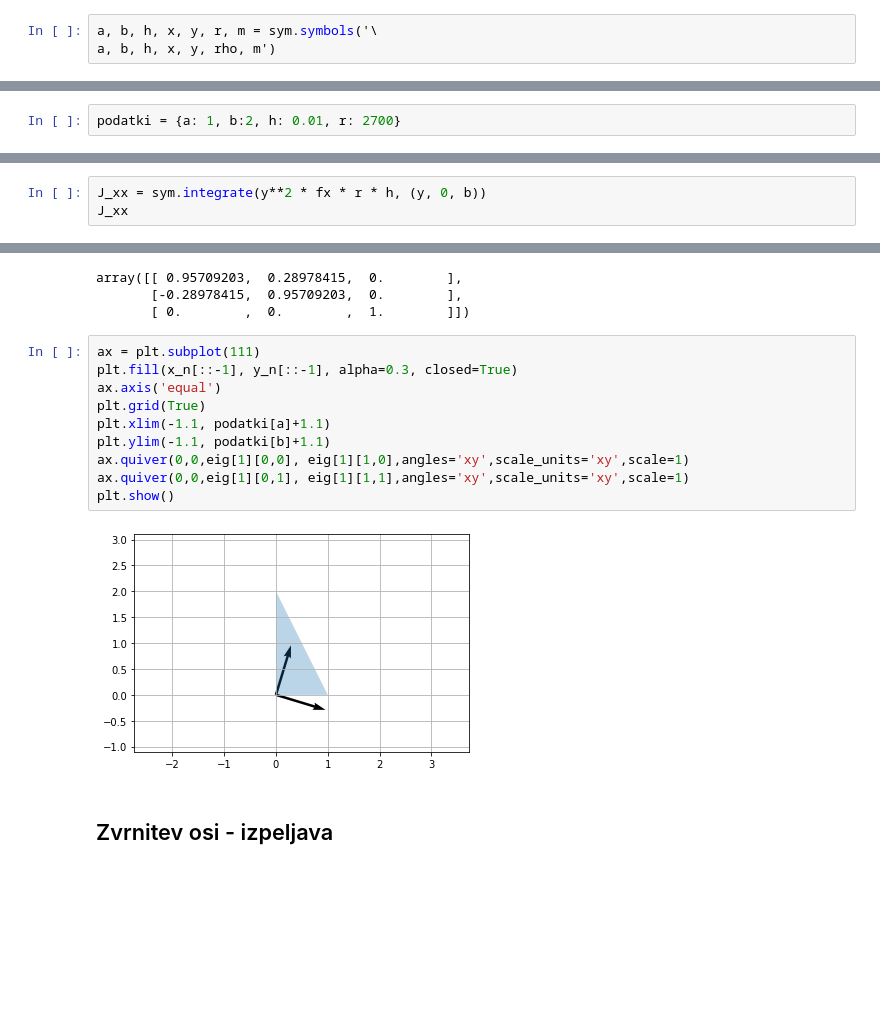
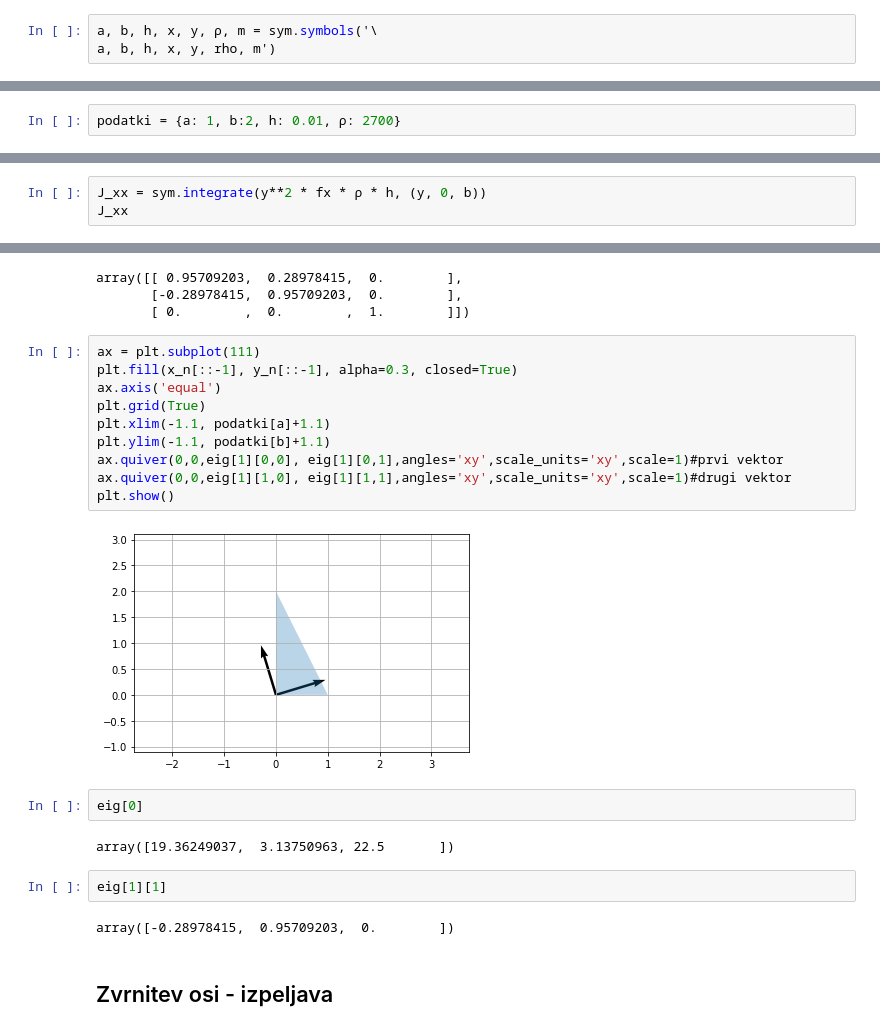
Before and after one commit to jankoslavic/TM2, a Jupyter notebook: 02 - Kinetika togega telesa.ipynb, the cells around one changed output, grey strips where cells are left out. Drawn from its saved outputs; the diff is of its cells as text; blank space fills up the shorter version.

```diff
--- a/02 - Kinetika togega telesa.ipynb
+++ b/02 - Kinetika togega telesa.ipynb
@@ -86,9 +86,9 @@ Iz zapisa je jasno, da je smiselno zapisati masni vztrajnostni tenzor (pri togem
 # %% [markdown]
 Simboli
 # %%
-a, b, h, x, y, r, m = sym.symbols('\
+a, b, h, x, y, ρ, m = sym.symbols('\
 a, b, h, x, y, rho, m')
 # %% [markdown]
 Podatki
 # %%
-podatki = {a: 1, b:2, h: 0.01, r: 2700}
+podatki = {a: 1, b:2, h: 0.01, ρ: 2700}
@@ -121,4 +121,4 @@ Masni vztrajnostni momenti (integriramo: $y^2 \, f(x)\,r\,\rho\,h$)
 # %%
-J_xx = sym.integrate(y**2 * fx * r * h, (y, 0, b))
+J_xx = sym.integrate(y**2 * fx * ρ * h, (y, 0, b))
 J_xx
 # %% [output]
@@ -203,15 +203,23 @@ array([[ 0.95709203,  0.28978415,  0.        ],
 # %%
 ax = plt.subplot(111)
 plt.fill(x_n[::-1], y_n[::-1], alpha=0.3, closed=True)
 ax.axis('equal')
 plt.grid(True)
 plt.xlim(-1.1, podatki[a]+1.1)
 plt.ylim(-1.1, podatki[b]+1.1)
-ax.quiver(0,0,eig[1][0,0], eig[1][1,0],angles='xy',scale_units='xy',scale=1)
-ax.quiver(0,0,eig[1][0,1], eig[1][1,1],angles='xy',scale_units='xy',scale=1)
+ax.quiver(0,0,eig[1][0,0], eig[1][0,1],angles='xy',scale_units='xy',scale=1)#prvi vektor
+ax.quiver(0,0,eig[1][1,0], eig[1][1,1],angles='xy',scale_units='xy',scale=1)#drugi vektor
 plt.show()
 # %% [output]
-[figure, old version]
+[figure, new version]
+# %%
+eig[0]
+# %% [output]
+array([19.36249037,  3.13750963, 22.5       ])
+# %%
+eig[1][1]
+# %% [output]
+array([-0.28978415,  0.95709203,  0.        ])
 # %% [markdown]
 ## Zvrnitev osi - izpeljava
 # %% [markdown]
```
Also changed, not shown: parts of 21 cells of this notebook, 2 other files.
